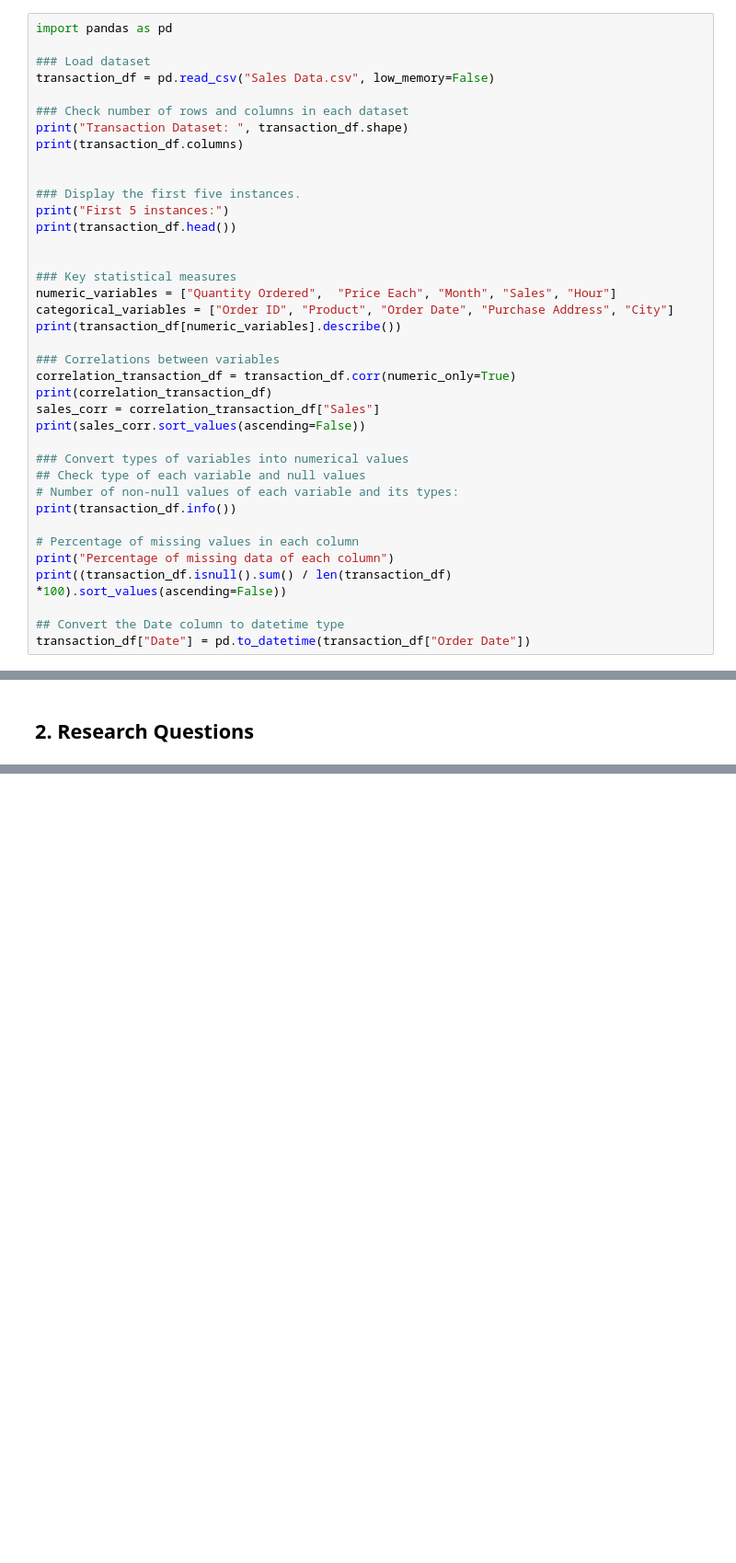
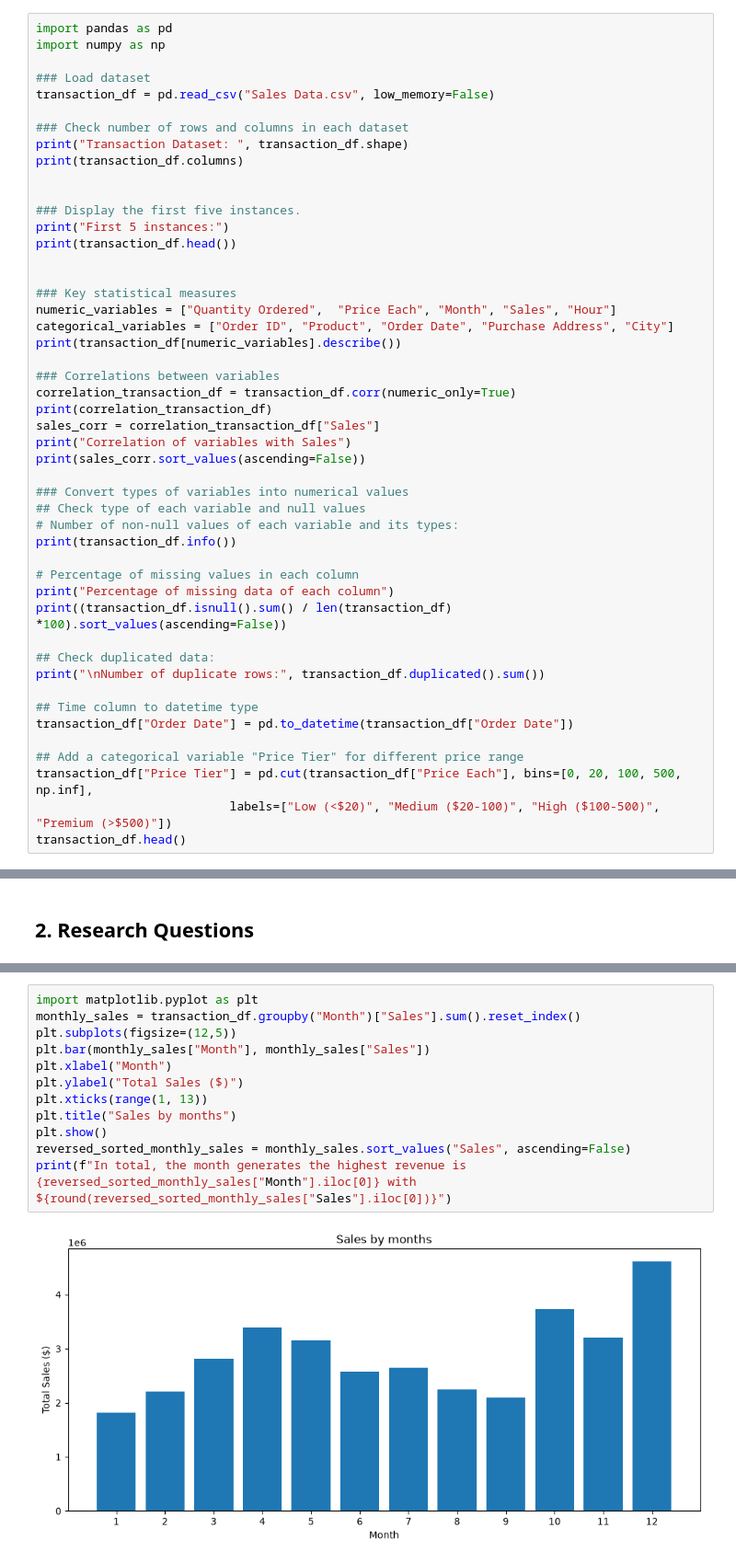
Before and after one commit to mei0912/2026-Phase-2-Data-Science-Mai-Pham, a Jupyter notebook: data-science/3. Data Analysis Project/part3_submission.ipynb, the cells around one changed output, grey strips where cells are left out. Shown at 92% size. Cells and saved outputs as stored; diff of their text form; blank space fills up the shorter version.

Commit message:
added charts to research questions

```diff
--- a/data-science/3. Data Analysis Project/part3_submission.ipynb
+++ b/data-science/3. Data Analysis Project/part3_submission.ipynb
@@ -4,6 +4,7 @@
 ## 1. Load and check the dataset
 # %%
 import pandas as pd
+import numpy as np
 
 ### Load dataset
 transaction_df = pd.read_csv("Sales Data.csv", low_memory=False)
@@ -27,6 +28,7 @@ print(transaction_df[numeric_variables].describe())
 correlation_transaction_df = transaction_df.corr(numeric_only=True)
 print(correlation_transaction_df)
 sales_corr = correlation_transaction_df["Sales"]
+print("Correlation of variables with Sales")
 print(sales_corr.sort_values(ascending=False))
 
 ### Convert types of variables into numerical values
@@ -38,8 +40,16 @@ print(transaction_df.info())
 print("Percentage of missing data of each column")
 print((transaction_df.isnull().sum() / len(transaction_df) *100).sort_values(ascending=False))
 
-## Convert the Date column to datetime type
-transaction_df["Date"] = pd.to_datetime(transaction_df["Order Date"])
+## Check duplicated data:
+print("\nNumber of duplicate rows:", transaction_df.duplicated().sum())
+
+## Time column to datetime type
+transaction_df["Order Date"] = pd.to_datetime(transaction_df["Order Date"])
+
+## Add a categorical variable "Price Tier" for different price range
+transaction_df["Price Tier"] = pd.cut(transaction_df["Price Each"], bins=[0, 20, 100, 500, np.inf],
+                           labels=["Low (<$20)", "Medium ($20-100)", "High ($100-500)", "Premium (>$500)"])
+transaction_df.head()
 # %% [output]
 Transaction Dataset:  (185950, 11)
 Index(['Unnamed: 0', 'Order ID', 'Product', 'Quantity Ordered', 'Price Each',
@@ -238,0 +81,14 @@ Gradient Boosting Model R2: 0.8305
+# %%
+import matplotlib.pyplot as plt
+monthly_sales = transaction_df.groupby("Month")["Sales"].sum().reset_index()
+plt.subplots(figsize=(12,5))
+plt.bar(monthly_sales["Month"], monthly_sales["Sales"])
+plt.xlabel("Month")
+plt.ylabel("Total Sales ($)")
+plt.xticks(range(1, 13))
+plt.title("Sales by months")
+plt.show()
+reversed_sorted_monthly_sales = monthly_sales.sort_values("Sales", ascending=False)
+print(f"In total, the month generates the highest revenue is {reversed_sorted_monthly_sales["Month"].iloc[0]} with ${round(reversed_sorted_monthly_sales["Sales"].iloc[0])}")
+# %% [output]
+[figure, added]
```
Also changed, not shown: parts of 31 cells of this notebook, 1 other file.
